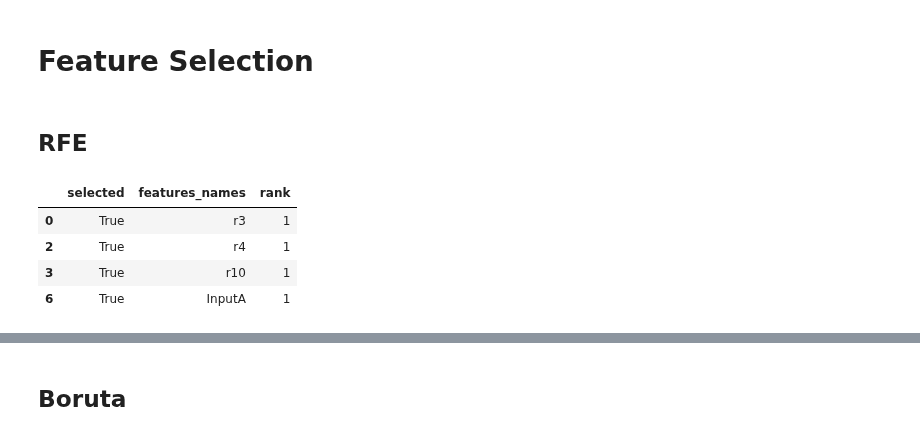
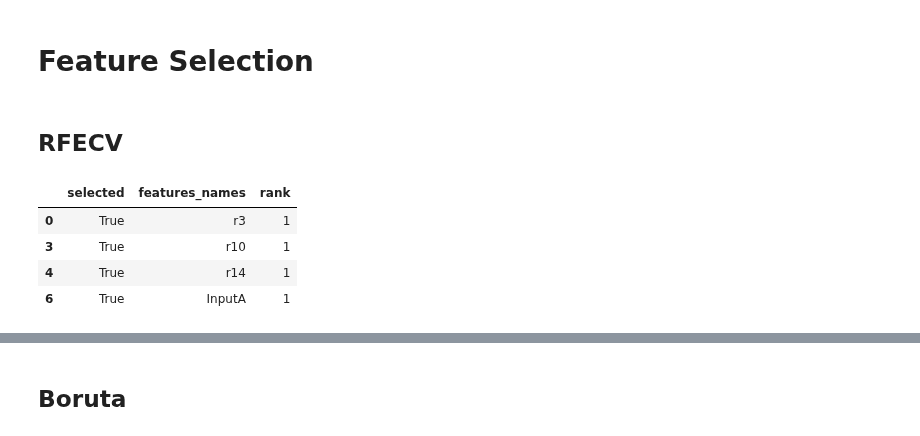
Before and after one commit to costasmexis/phd, a Jupyter notebook: gem_reduction/study_dataset.ipynb, the cells around one changed output, grey strips where cells are left out. Drawn from its saved outputs; the diff is of its cells as text; code cells hidden in the pictures.

```diff
--- a/gem_reduction/study_dataset.ipynb
+++ b/gem_reduction/study_dataset.ipynb
@@ -569,23 +590,24 @@ eli5.show_weights(perm, feature_names=X_test.columns.tolist())
 # %% [markdown]
 # Feature Selection
 # %% [markdown]
-## RFE
+## RFECV
 # %%
 from sklearn.feature_selection import RFE
+from sklearn.feature_selection import RFECV
 
 estimator = xgb_model
 
-selector = RFE(estimator, n_features_to_select=4, step=1)
+selector = RFECV(estimator)
 selector = selector.fit(X_train_scaled, y_train)
 
 selected_features = pd.DataFrame()
 selected_features['selected'] = selector.support_
 selected_features['features_names'] = X_train.columns
 selected_features['rank'] = selector.ranking_
 selected_features[selected_features['selected'] == True]
 # %% [output]
 |  | selected | features_names | rank |
 | 0 | True | r3 | 1 |
-| 2 | True | r4 | 1 |
 | 3 | True | r10 | 1 |
+| 4 | True | r14 | 1 |
 | 6 | True | InputA | 1 |
```
Also changed, not shown: parts of 18 cells of this notebook, 1 other file.
